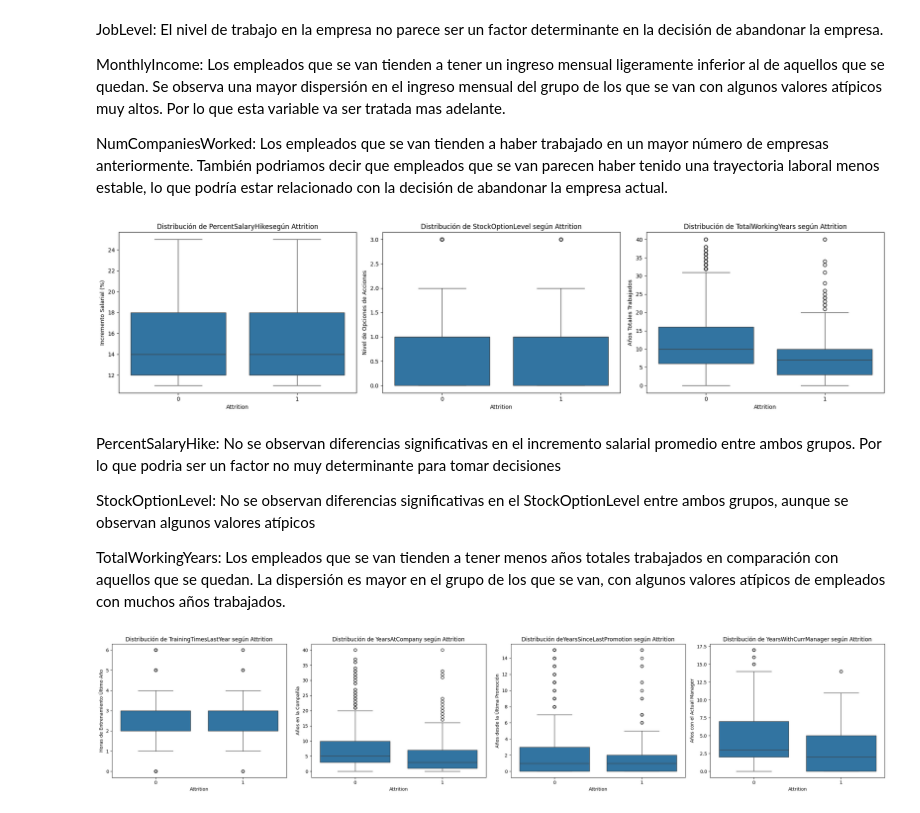
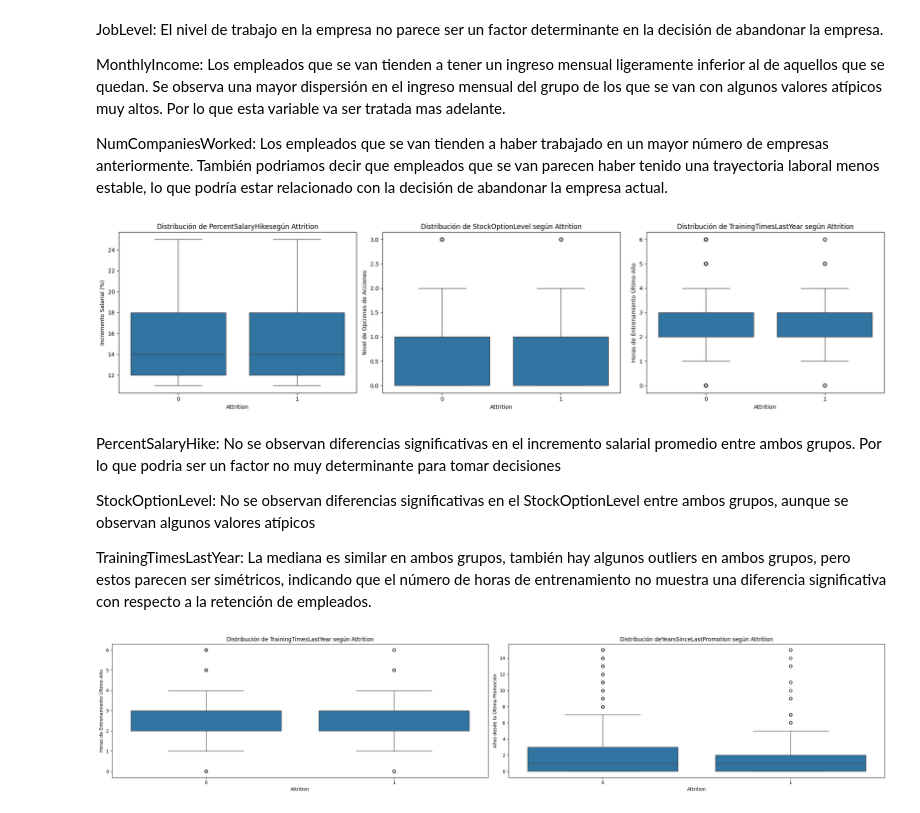
Before and after one commit to SantiRestrepoOlarte/ML_HumanResources, a Jupyter notebook: c_exploracion_de_datos.ipynb, the cells around one changed output. Drawn from its saved outputs; the diff is of its cells as text; code cells hidden in the pictures.

Commit message:
Actualización exploración de datos

```diff
--- a/c_exploracion_de_datos.ipynb
+++ b/c_exploracion_de_datos.ipynb
@@ -528,3 +8,5 @@ df_entire_data.to_csv('entire_data.csv', index=False)
+# %%
+df_employees = pd.read_csv('data//df_employees.csv')
 # %% [markdown]
 Analisis exploratorio
 # %%
@@ -625,5 +101,5 @@ Finalmente, gay una correlación moderada entre 'YearsAtCompany' y 'YearsSinceLa
 # %% [markdown]
 Exploración de variables
 # %%
-# Eliminación de las columnas EmployeeCount y StandardHours
-df = df_merged3.drop(['EmployeeCount', 'StandardHours'], axis=1)
+# Eliminación de las columnas 'TotalWorkingYears', 'YearsAtCompany', 'YearsWithCurrManager'
+df = df_employees.drop(['TotalWorkingYears', 'YearsAtCompany', 'YearsWithCurrManager'], axis=1)
@@ -1124,53 +540,43 @@ axes[1].set_title('Distribución de StockOptionLevel según Attrition')
 axes[1].set_xlabel('Attrition')
 axes[1].set_ylabel('Nivel de Opciones de Acciones')
 
-# Años Totales Trabajados
-sns.boxplot(x='Attrition', y='TotalWorkingYears', data=df, ax=axes[2])
-axes[2].set_title('Distribución de TotalWorkingYears según Attrition')
+# Horas de TrainingTimesLastYear
+sns.boxplot(x='Attrition', y='TrainingTimesLastYear', data=df, ax=axes[2])
+axes[2].set_title('Distribución de TrainingTimesLastYear según Attrition')
 axes[2].set_xlabel('Attrition')
-axes[2].set_ylabel('Años Totales Trabajados')
+axes[2].set_ylabel('Horas de Entrenamiento Último Año')
 
 plt.tight_layout()
 plt.show()
 # %% [output]
-[figure, old version]
+[figure, new version]
 # %% [markdown]
 PercentSalaryHike: No se observan diferencias significativas en el incremento salarial promedio entre ambos grupos. Por lo que podria ser un factor no muy determinante para tomar decisiones
 
 StockOptionLevel: No se observan diferencias significativas en el StockOptionLevel entre ambos grupos, aunque se observan algunos valores atípicos
 
-TotalWorkingYears: Los empleados que se van tienden a tener menos años totales trabajados en comparación con aquellos que se quedan. La dispersión  es mayor en el grupo de los que se van, con algunos valores atípicos de empleados con muchos años trabajados.
+TrainingTimesLastYear: La mediana es similar en ambos grupos, también hay algunos outliers en ambos grupos, pero estos parecen ser simétricos, indicando que el número de horas de entrenamiento no muestra una diferencia significativa con respecto a la retención de empleados.
 # %%
-fig, axes = plt.subplots(1, 4, figsize=(24, 5))
+fig, axes = plt.subplots(1, 2, figsize=(24, 5))
 
 # Horas de TrainingTimesLastYear
 sns.boxplot(x='Attrition', y='TrainingTimesLastYear', data=df, ax=axes[0])
 axes[0].set_title('Distribución de TrainingTimesLastYear según Attrition')
 axes[0].set_xlabel('Attrition')
 axes[0].set_ylabel('Horas de Entrenamiento Último Año')
 
-# YearsAtCompany
-sns.boxplot(x='Attrition', y='YearsAtCompany', data=df, ax=axes[1])
-axes[1].set_title('Distribución de YearsAtCompany según Attrition')
+# YearsSinceLastPromotion
+sns.boxplot(x='Attrition', y='YearsSinceLastPromotion', data=df, ax=axes[1])
+axes[1].set_title('Distribución deYearsSinceLastPromotion según Attrition')
 axes[1].set_xlabel('Attrition')
-axes[1].set_ylabel('Años en la Compañía')
+axes[1].set_ylabel('Años desde la Última Promoción')
 
-# YearsSinceLastPromotion
-sns.boxplot(x='Attrition', y='YearsSinceLastPromotion', data=df, ax=axes[2])
-axes[2].set_title('Distribución deYearsSinceLastPromotion según Attrition')
-axes[2].set_xlabel('Attrition')
-axes[2].set_ylabel('Años desde la Última Promoción')
 
-# YearsWithCurrManager
-sns.boxplot(x='Attrition', y='YearsWithCurrManager', data=df, ax=axes[3])
-axes[3].set_title('Distribución de YearsWithCurrManager según Attrition')
-axes[3].set_xlabel('Attrition')
-axes[3].set_ylabel('Años con el Actual Manager')
 
 plt.tight_layout()
 plt.show()
 # %% [output]
-[figure, old version]
+[figure, new version]
 # %% [markdown]
 TrainingTimesLastYear: La mediana es similar en ambos grupos, también hay algunos outliers en ambos grupos, pero estos parecen ser simétricos, indicando que el número de horas de entrenamiento no muestra una diferencia significativa con respecto a la retención de empleados.
 
```
Also changed, not shown: parts of 107 cells of this notebook, 1 other file.
